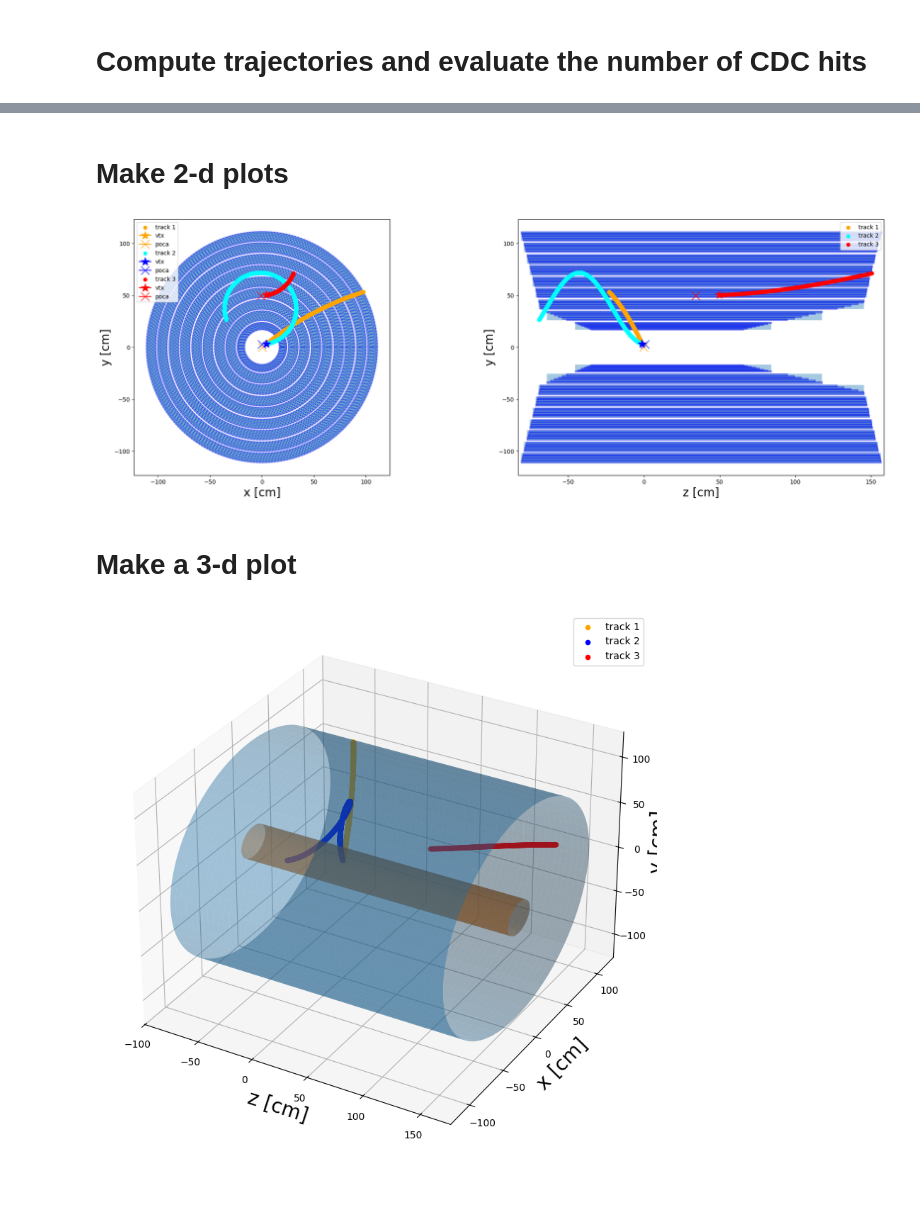
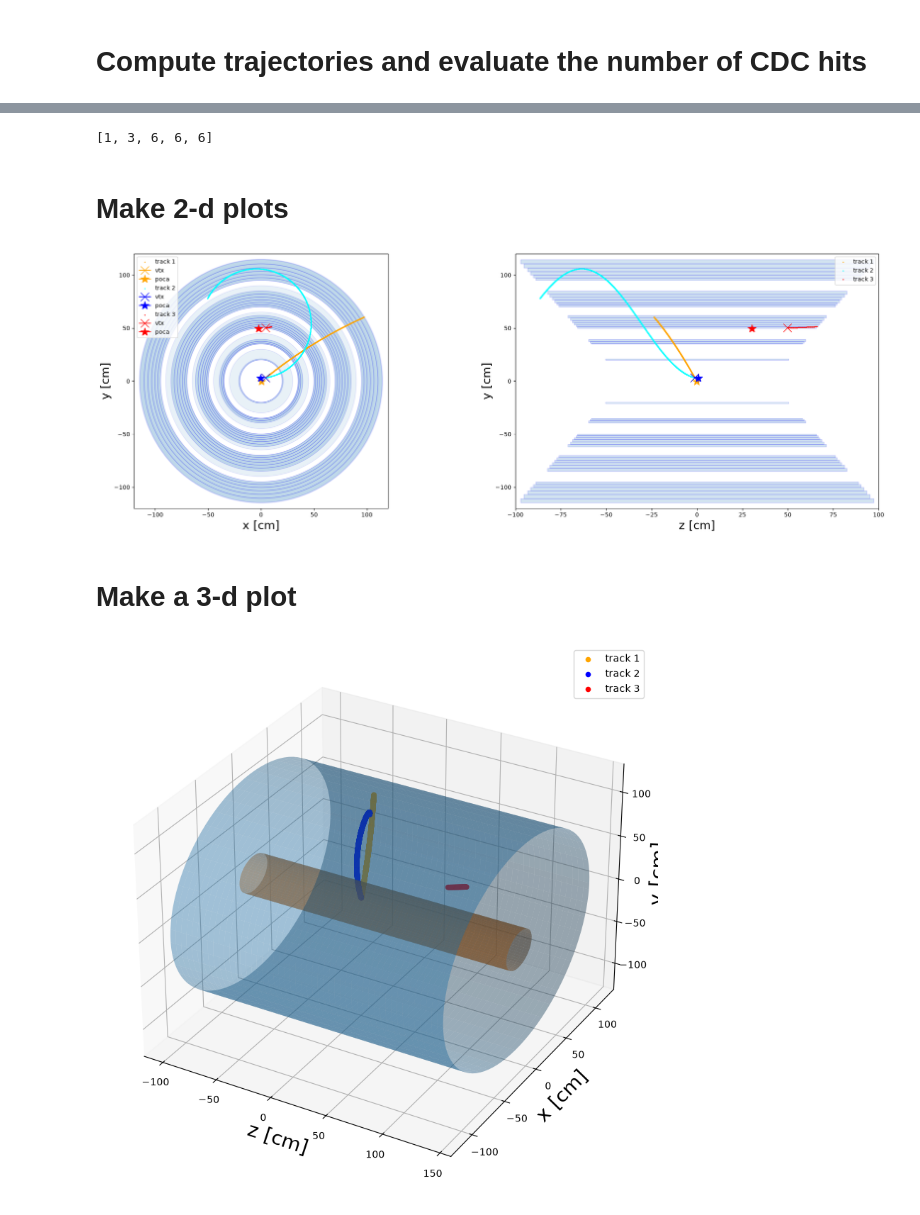
Before and after one commit to althaphysics/TrackEff, a Jupyter notebook: simple_example.ipynb, the cells around one changed output, grey strips where cells are left out. Drawn from its saved outputs; the diff is of its cells as text; code cells hidden in the pictures.

Commit message:
TrackEff generalized for Belle-II, BESIII and STCF

```diff
--- a/simple_example.ipynb
+++ b/simple_example.ipynb
@@ -42,3 +28,24 @@ cdc = CDC({})
+# %%
+dc_dummy = {
+    "A": np.array([-100.0, 120.0]),
+    "B": np.array([ 100.0, 120.0]),
+    "C": np.array([ -80.0,  80.0]),
+    "D": np.array([  80.0,  80.0]),
+    "E": np.array([ -60.0,  40.0]),
+    "F": np.array([  60.0,  40.0]),
+    "G": np.array([-999.0,  20.0]),
+    "H": np.array([-999.0,  20.0]),
+    "rhosize_min": np.array([1.0, 1.0, 1.5, 2.0, 2.5]),
+    "rhosize_max": np.array([1.0, 2.0, 2.5, 3.0, 4.0]),
+    "rho_min": np.array([20., 35., 50., 70., 95.]),
+    "rho_max": np.array([30., 45., 65., 90.,115.]),
+    "nLayers": np.array([1, 3, 6, 6, 6]),
+    "nCells": np.array([8, 12, 16, 20, 24]),
+    "rhosize_threshold": 1.2,
+    "Bz": 1.0,
+}
+
+dc = DC(dc_dummy)
 # %% [markdown]
 # Input parameters of each track
 # %%
@@ -76,13 +83,13 @@ d_trk3 = {
 # %%
 step=0.1  # by default, the steps are in arc-length in the (x-y) plane
 
-trk1 = Trajectory(d_trk1, cdc, step)
-trk2 = Trajectory(d_trk2, cdc, step)
-trk3 = Trajectory(d_trk3, cdc, step)
+trk1 = Trajectory(d_trk1, dc, step)
+trk2 = Trajectory(d_trk2, dc, step)
+trk3 = Trajectory(d_trk3, dc, step)
 
 print(f'step = {step}')
-print(f'track1: {trk1.CDChits} CDC hits')
-print(f'track2: {trk2.CDChits} CDC hits')
-print(f'track3: {trk3.CDChits} CDC hits')
+print(f'track1: {trk1.DChits} DC hits')
+print(f'track2: {trk2.DChits} DC hits')
+print(f'track3: {trk3.DChits} DC hits')
 # %% [output]
 step = 0.1
@@ -101,3 +128,7 @@ trk1.points.head()
+# %%
+print(trk1.SL_hits())
+# %% [output]
+[1, 3, 6, 6, 6]
 # %% [markdown]
 # Make 2-d plots
 # %%
@@ -106,42 +137,42 @@ fig, axs = plt.subplots(1, 2, figsize = (25,8))
 
 ## (x-y) plane
 ax = axs[0]
-cdc.xy_contour(fig, ax)
-# cdc.xy_cells(fig, ax) # if your model contains a lot of cells you may want to comment this line (it is slow)
+dc.xy_contour(fig, ax)
+# dc.xy_cells(fig, ax) # if your model contains a lot of cells you may want to comment this line (it is slow)
 trk1.xy_trajectory(ax, 'track 1', 'orange')
 trk1.xy_vertex(ax, 'vtx', 'orange')
 trk1.xy_poca(ax, 'poca', 'orange')
 
 trk2.xy_trajectory(ax, 'track 2', 'cyan')
 trk2.xy_vertex(ax, 'vtx', 'b')
 trk2.xy_poca(ax, 'poca', 'b')
 
 trk3.xy_trajectory(ax, 'track 3', 'red')
 trk3.xy_vertex(ax, 'vtx', 'r')
 trk3.xy_poca(ax, 'poca', 'r')
 ax.legend()
 
 ## (z-y) plane
 ax = axs[1]
-# cdc.zy_contour(fig, ax)
-cdc.zy_layers(fig, ax)
+# dc.zy_contour(fig, ax)
+dc.zy_layers(fig, ax)
 trk1.zy_trajectory(ax, 'track 1', 'orange')
 trk1.zy_vertex(ax, '', 'orange')
 trk1.zy_poca(ax, '', 'orange')
 
 trk2.zy_trajectory(ax, 'track 2', 'cyan')
 trk2.zy_vertex(ax, '', 'b')
 trk2.zy_poca(ax, '', 'b')
 
 trk3.zy_trajectory(ax, 'track 3', 'red')
 trk3.zy_vertex(ax, '', 'r')
 trk3.zy_poca(ax, '', 'r')
 ax.legend()
 plt.show();
 
-# fig.savefig('B2TrEst2D.pdf')
+fig.savefig('TrEst2D.pdf')
 # %% [output]
-[figure, old version]
+[figure, new version]
 # %% [markdown]
 # Make a 3-d plot
 # %%
@@ -162,8 +193,8 @@ def cylinder(r, h, a=0, nt=100, nv =50):
 fig = plt.figure(figsize = (12,10))
 ax = plt.axes(projection='3d')
 
-x_outer, y_outer, z_outer = cylinder(r=cdc.rho_max[-1],h=2416.9*0.1, a=cdc.A[0])
-x_inner, y_inner, z_inner = cylinder(r=cdc.rho_min[0], h=2416.9*0.1, a=cdc.A[0])
+x_outer, y_outer, z_outer = cylinder(r=dc.rho_max[-1],h=2416.9*0.1, a=dc.A[0])
+x_inner, y_inner, z_inner = cylinder(r=dc.rho_min[0], h=2416.9*0.1, a=dc.A[0])
 ax.plot_surface(z_outer, x_outer, y_outer, alpha = 0.4)
 ax.plot_surface(z_inner, x_inner, y_inner, alpha = 0.5)
 
@@ -179,6 +210,6 @@ plt.legend()
 
 # plt.tight_layout()
 plt.show()
-# fig.savefig('B2TrEst3D.pdf')
+fig.savefig('TrEst3D.pdf')
 # %% [output]
-[figure, old version]
+[figure, new version]
```
Also changed, not shown: parts of 7 cells of this notebook, 6 other files.
